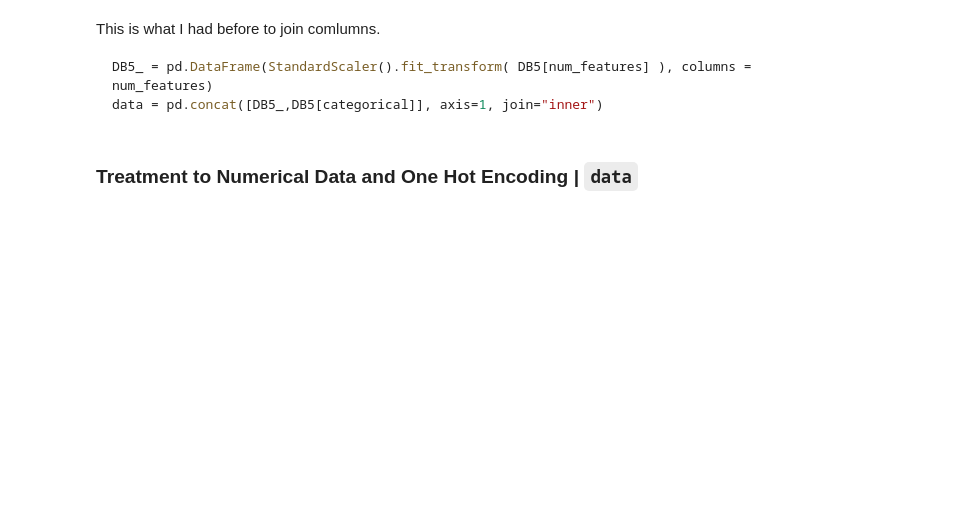
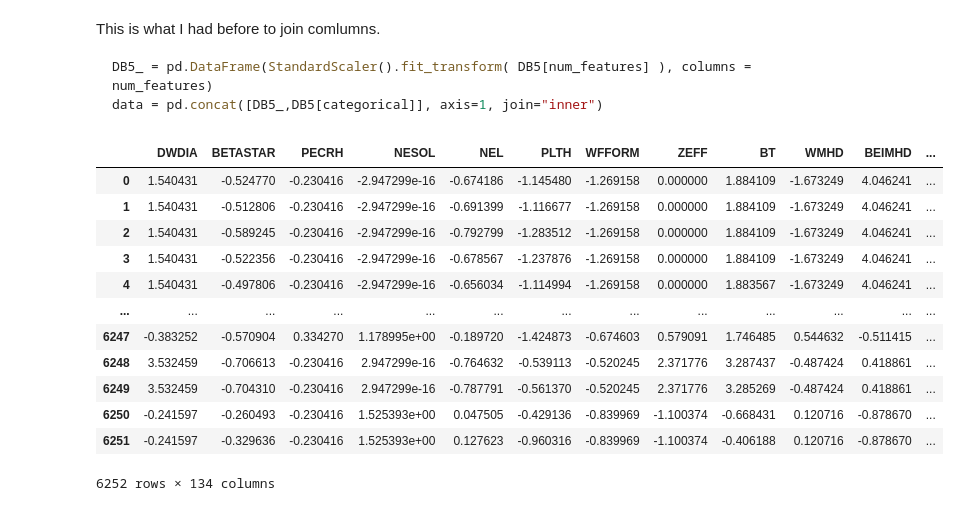
Before and after one commit to Chinnasf/FUSION-EP-Master-Thesis, a Jupyter notebook: Classification/cuML Tuning/Other_Variables.ipynb, the cells around one changed output. Cells and saved outputs as stored; diff of their text form; code cells hidden in the pictures; blank space fills up the shorter version.

```diff
--- a/Classification/cuML Tuning/Other_Variables.ipynb
+++ b/Classification/cuML Tuning/Other_Variables.ipynb
@@ -39,11 +44,12 @@ path = "../../data/"
 # %%
 # Obtained from Optimization
 
-min_subset_ids = pd.read_csv(path+"id_vs_frequency_decreasing_ds.csv")
-#min_subset_ids = pd.read_csv(path+"R_ids_alpha_0.6357.csv")
+min_subset_ids = pd.read_csv(path+"R_ids_alpha_0.6357.csv")
 
 DB2 = pd.read_csv(path+"DB2P8.csv")
 DB5 = pd.read_csv(path+"SELDB5_SVD.csv", low_memory=False)
+
+# Setting ELMy Dataset
 DB5 = DB5[DB5["PHASE"].isin(['HGELM', 'HSELM', 'HGELMH', 'HSELMH'])]
 
 # There is two shots from DB2P8 missing in DB5
@@ -54,6 +60,7 @@ DB5 = pd.concat([DB5, missing_shots], axis=0, ignore_index=True)
 DB5.insert(loc=2,column="label",value=[0]*len(DB5))
 DB5.loc[(DB5[DB5.id.isin(min_subset_ids.id)].index), "label"] = 1
 
+
 print(
     f"{ round( (len(min_subset_ids)/len(DB5))*100     ,2)  }% of the data decreased alpha_R\n" +
     f"{ round( (1 - len(min_subset_ids)/len(DB5))*100 ,2)  }% of the data did not decrease alpha_R"
@@ -136,19 +122 @@ data = data[num_features + categorical + ["label","TOK"]]
-# %% [markdown]
-### Treatment to Numerical Data and One Hot Encoding | `data`
-# %%
-def impute_with_median(series):
-    return series.fillna(series.median())
-
-for tokamak in data["TOK"].unique():
-    indx_tok = data[data['TOK'] == tokamak].index
-    data.loc[indx_tok, num_features] = data[num_features].apply(impute_with_median)
-
-data[num_features] = StandardScaler().fit_transform(data[num_features])
-
-encoder = OneHotEncoder()
-transformed = encoder.fit_transform(data[categorical])
-ohe_df = pd.DataFrame(transformed.toarray(),
-                     columns=encoder.get_feature_names_out(categorical)
-                     )
-data_ = pd.concat([data[num_features + ["label"]], ohe_df], axis=1)
 # %%
@@ -161,6 +129,22 @@ X_train, X_val, y_train, y_val = train_test_split(X, y, test_size=0.3, random_st
 # Convert cuDF dataframes to cuPy arrays
 X_train_cupy = X_train.astype('float32').to_cupy().get()
 y_train_cupy = y_train.astype('float32').to_cupy().get()
+# %%
+data_
+# %% [output]
+|  | DWDIA | BETASTAR | PECRH | NESOL | NEL | PLTH | WFFORM | ZEFF | BT | WMHD | BEIMHD | ... |
+| 0 | 1.540431 | -0.524770 | -0.230416 | -2.947299e-16 | -0.674186 | -1.145480 | -1.269158 | 0.000000 | 1.884109 | -1.673249 | 4.046241 | ... |
+| 1 | 1.540431 | -0.512806 | -0.230416 | -2.947299e-16 | -0.691399 | -1.116677 | -1.269158 | 0.000000 | 1.884109 | -1.673249 | 4.046241 | ... |
+| 2 | 1.540431 | -0.589245 | -0.230416 | -2.947299e-16 | -0.792799 | -1.283512 | -1.269158 | 0.000000 | 1.884109 | -1.673249 | 4.046241 | ... |
+| 3 | 1.540431 | -0.522356 | -0.230416 | -2.947299e-16 | -0.678567 | -1.237876 | -1.269158 | 0.000000 | 1.884109 | -1.673249 | 4.046241 | ... |
+| 4 | 1.540431 | -0.497806 | -0.230416 | -2.947299e-16 | -0.656034 | -1.114994 | -1.269158 | 0.000000 | 1.883567 | -1.673249 | 4.046241 | ... |
+| ... | ... | ... | ... | ... | ... | ... | ... | ... | ... | ... | ... | ... |
+| 6247 | -0.383252 | -0.570904 | 0.334270 | 1.178995e+00 | -0.189720 | -1.424873 | -0.674603 | 0.579091 | 1.746485 | 0.544632 | -0.511415 | ... |
+| 6248 | 3.532459 | -0.706613 | -0.230416 | 2.947299e-16 | -0.764632 | -0.539113 | -0.520245 | 2.371776 | 3.287437 | -0.487424 | 0.418861 | ... |
+| 6249 | 3.532459 | -0.704310 | -0.230416 | 2.947299e-16 | -0.787791 | -0.561370 | -0.520245 | 2.371776 | 3.285269 | -0.487424 | 0.418861 | ... |
+| 6250 | -0.241597 | -0.260493 | -0.230416 | 1.525393e+00 | 0.047505 | -0.429136 | -0.839969 | -1.100374 | -0.668431 | 0.120716 | -0.878670 | ... |
+| 6251 | -0.241597 | -0.329636 | -0.230416 | 1.525393e+00 | 0.127623 | -0.960316 | -0.839969 | -1.100374 | -0.406188 | 0.120716 | -0.878670 | ... |
+6252 rows × 134 columns
 # %%
 # Define the hyperparameter grid for Random Forest
 param_grid = {
```
Also changed, not shown: parts of 13 cells of this notebook, 6 other files.
